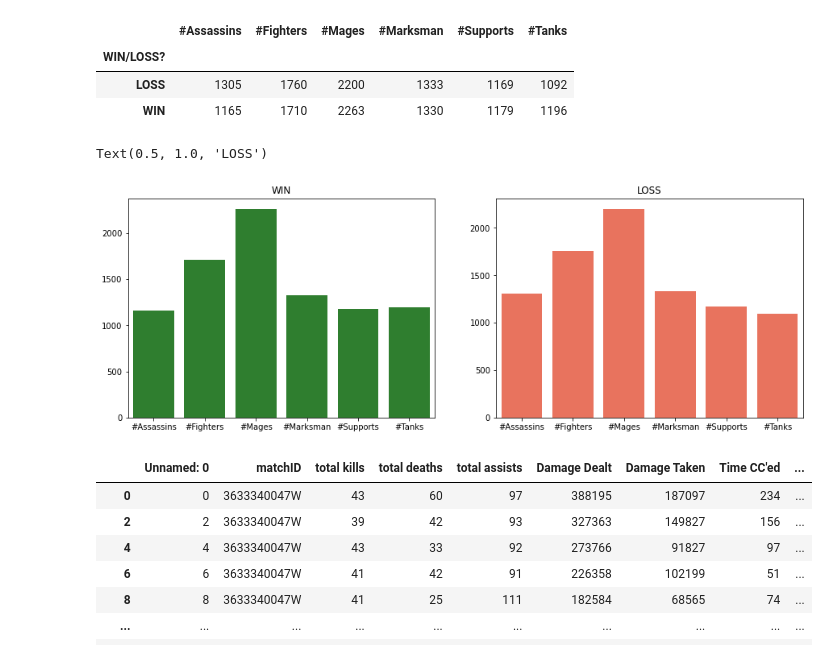
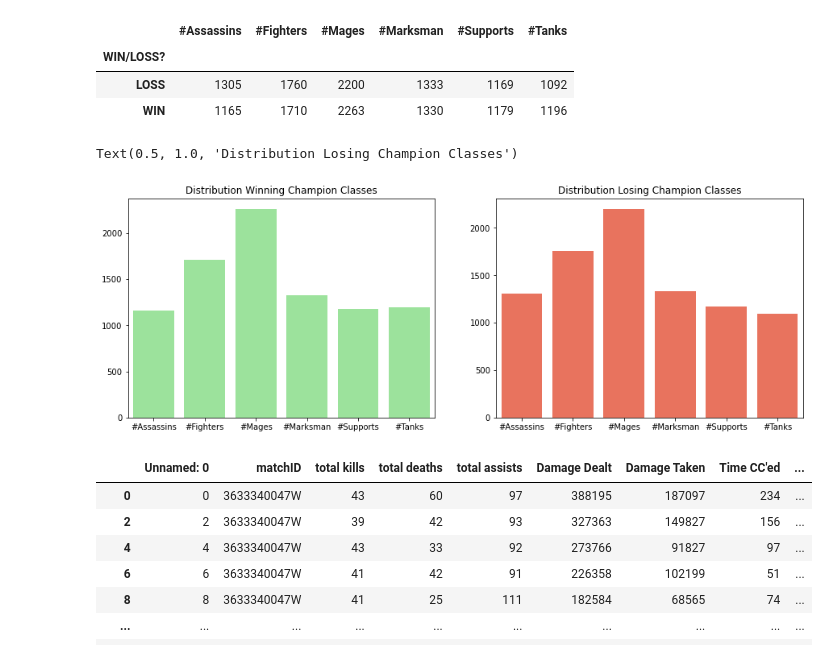
Before and after one commit to VickusWan/League_ARAM_prediction_model, a Jupyter notebook: League DATA VIZ.ipynb, the cells around one changed output. Drawn from its saved outputs; the diff is of its cells as text; code cells hidden in the pictures.

```diff
--- a/League DATA VIZ.ipynb
+++ b/League DATA VIZ.ipynb
@@ -47,13 +47,13 @@ tags
 # %%
 sns.color_palette("pastel")
 fig, axes = plt.subplots(1, 2, figsize=(15, 5))
-sns.barplot(ax=axes[0], data=win, color="forestgreen")
-axes[0].set_title('WIN')
+sns.barplot(ax=axes[0], data=win, color="lightgreen")
+axes[0].set_title('Distribution Winning Champion Classes')
 sns.barplot(ax=axes[1], data=loss, color='tomato')
-axes[1].set_title('LOSS')
+axes[1].set_title('Distribution Losing Champion Classes')
 # %% [output]
-Text(0.5, 1.0, 'LOSS')
+Text(0.5, 1.0, 'Distribution Losing Champion Classes')
-[figure, old version]
+[figure, new version]
 # %%
 win_col = df_copy[df['WIN/LOSS?'] == 'WIN']
 loss_col = df_copy[df['WIN/LOSS?'] == 'LOSS']
```
Also changed, not shown: parts of 2 cells of this notebook.
